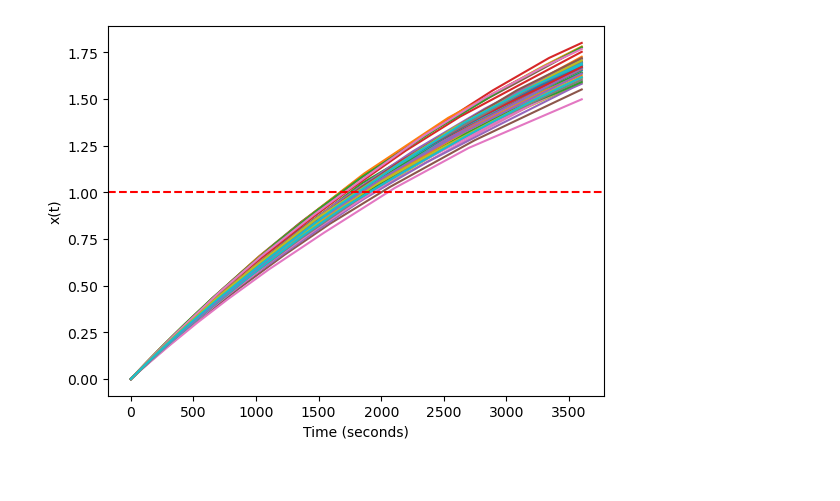
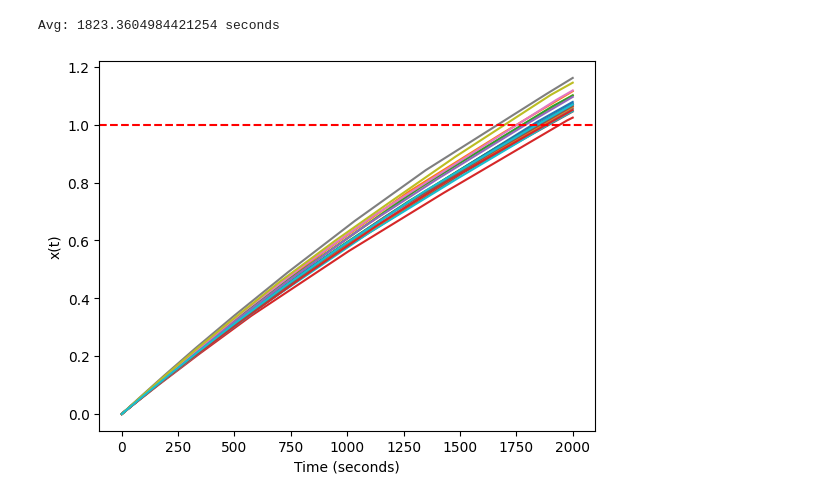
Before and after one commit to kevbaer/math42_final_proj, a Jupyter notebook: python_vers.ipynb, the cells around one changed output. Cells and saved outputs as stored; diff of their text form; code cells hidden in the pictures.

Commit message:
Update python_vers.ipynb
added a function to print the mean of the total boarding times

```diff
--- a/python_vers.ipynb
+++ b/python_vers.ipynb
@@ -11,35 +12,42 @@ np.random.seed(42)
 # assumption: assigned seating
 
 k = 100 # plane capacity, assumed to always be filled once boarding ends
+totalBoardingTimes = [] # store our total boarding times
 
 luggage_effect = 1/98 # effect of one luggage = 1 less person boarded per 98 seconds
                     # 0.9 chance that someone will have a suitcase
 conges_effect = 1/90 # effect of one person taking longer due to congestion = 1 less person boarded per 90 seconds
                     # assuming 6 seats per row, 3 on each side of the plane, 1/3 of people have an aisle seat.
                     # that means 2/3 of people have to get past them (2/3 ~ 0.67)
 disob_effect = 1/37.5 # effect of one disobedient passenger = 1 less person boarded per 37.5 seconds
                     # 30% of passengers are late for their flights
 
 
 def dxdt(t, X, a, b, c, d):
     subtractor = (np.random.normal(b, 0.05) * X * luggage_effect +
                   np.random.normal(c, 0.05) * X * conges_effect +
                   np.random.normal(d, 0.05) * X * disob_effect) / k
 
     dX_dt = a/k - (subtractor if subtractor < a/k else a/k)
 
     return [dX_dt]
 
-t_span = (0, 3601)
+t_span = (0, 2001)
 
-for i in range(50):
+
+for i in range(20):
     sol = solve_ivp(dxdt, t_span, [0], args=(1/np.random.normal(15, 0.5), 0.9, 7/18, 0.3))
+    plt.plot(sol.t, sol.y[0])
 
-    plt.plot(sol.t, sol.y[0])
+    interp_func = interp1d(sol.y[0], sol.t, kind='linear', fill_value="extrapolate") # y-value comes first since we are inputting y=1
+    totalBoardingTimes.append(interp_func(1))
+
+print(f'Avg: {np.mean(totalBoardingTimes)} seconds')
 
 plt.axhline(y = 1, c='r', linestyle='--')
 plt.xlabel('Time (seconds)')
 plt.ylabel('x(t)')
 plt.show()
 # %% [output]
+Avg: 1823.3604984421254 seconds
-[figure, old version]
+[figure, new version]
```
Also changed, not shown: parts of 1 cell of this notebook.
